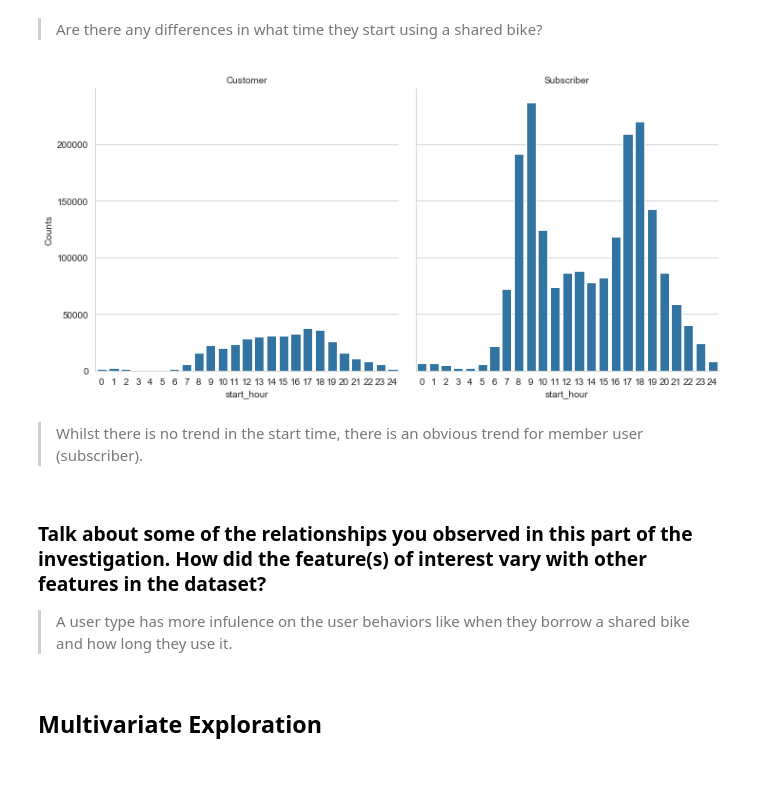
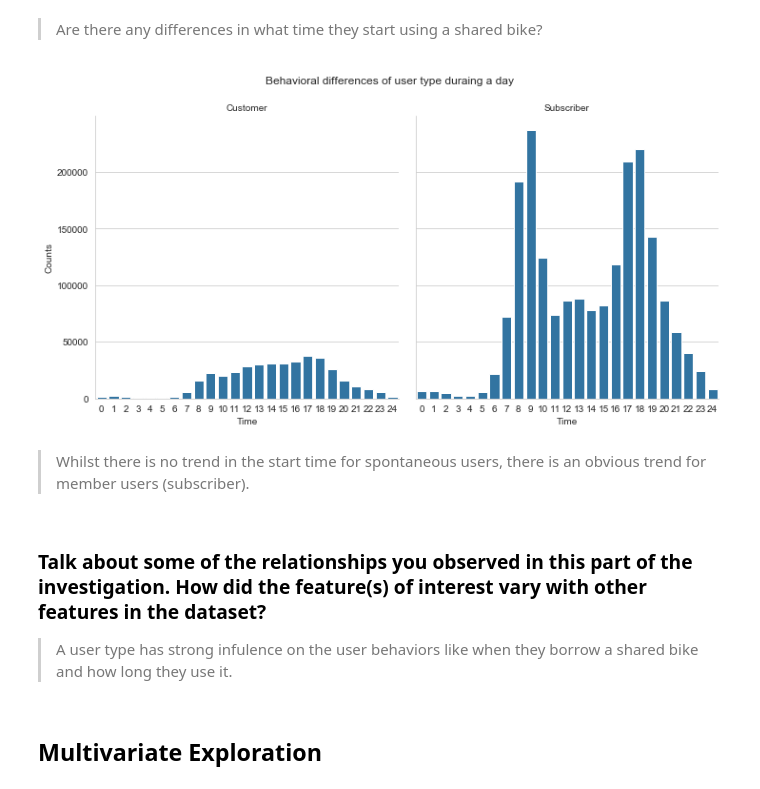
Before and after one commit to Subaru-Goto/Ford_Go_Bike, a Jupyter notebook: Ford_Gobike.ipynb, the cells around one changed output. Saved outputs shown, nothing was run; the diff lists cells and outputs as text; code cells hidden in the pictures.

```diff
--- a/Ford_Gobike.ipynb
+++ b/Ford_Gobike.ipynb
@@ -1095,18 +1112,20 @@ g.set_ylabels("Average duration per trip (minute)");
 # %%
 # set category order
 level_order = np.arange(0, 25, 1)
 g = sns.FacetGrid(data = df_all, col = "user_type", height = 5)
 g.map(sns.countplot, "start_hour", order = level_order)
 g.set_titles('{col_name}')
-g.set_ylabels("Counts");
+g.set_ylabels("Counts")
+g.set_xlabels("Time")
+plt.suptitle("Behavioral differences of user type duraing a day",x = 0.5, y = 1.05, va = "top");
 # %% [output]
-[figure, old version]
+[figure, new version]
 # %% [markdown]
-> Whilst there is no trend in the start time, there is an obvious trend for member user (subscriber).
+> Whilst there is no trend in the start time for spontaneous users, there is an obvious trend for member users (subscriber).
 # %% [markdown]
 ### Talk about some of the relationships you observed in this part of the investigation. How did the feature(s) of interest vary with other features in the dataset?
 
-> A user type has more infulence on the user behaviors like when they borrow a shared bike and how long they use it.
+> A user type has strong infulence on the user behaviors like when they borrow a shared bike and how long they use it.
 # %% [markdown]
 ## Multivariate Exploration
 # %%
```
Also changed, not shown: parts of 14 cells of this notebook.
